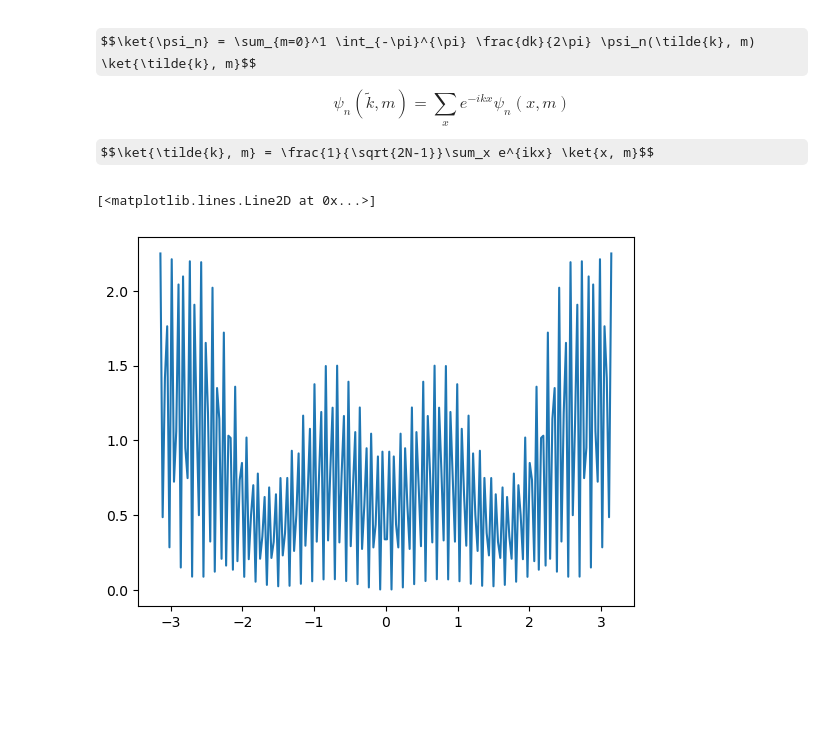
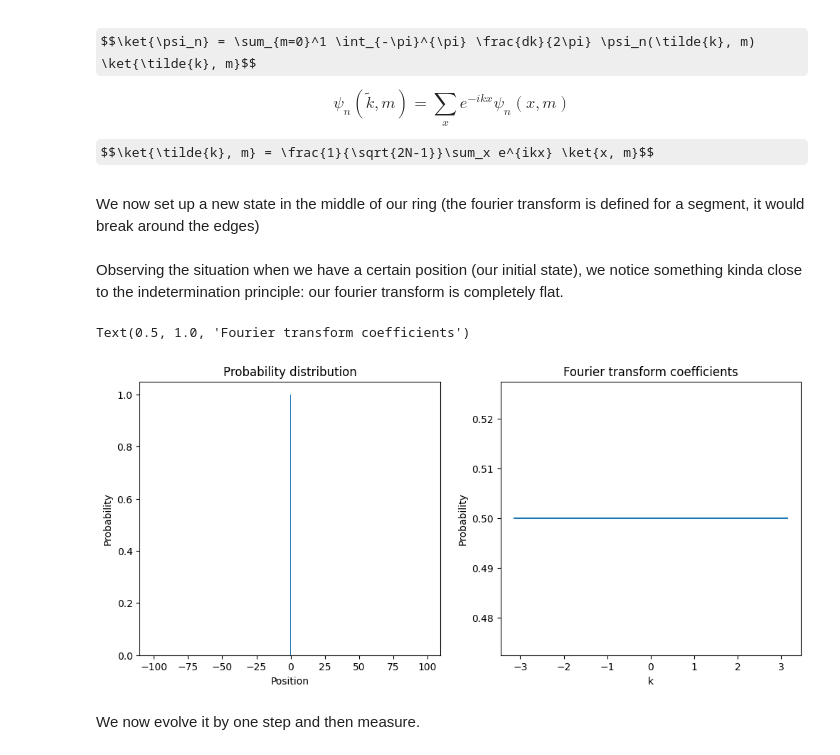
Before and after one commit to lresteghini/Quantum-Walks-course, a Jupyter notebook: Discrete_time_walks.ipynb, the cells around one changed output. Saved outputs shown, nothing was run; the diff lists cells and outputs as text; code cells hidden in the pictures; some formulas as TeX source; blank space fills up the shorter version.

Commit message:
cleaned up discrete time walks, the fourier section

```diff
--- a/Discrete_time_walks.ipynb
+++ b/Discrete_time_walks.ipynb
@@ -84,10 +84,10 @@ def Measure_step(state):
 # %% [markdown]
 We now perform our simulation
 # %%
-x = np.zeros(ring_size, dtype=np.complex_)  # position vector
+x = np.zeros(ring_size, dtype=np.complex128)  # position vector
 x[ring_size//2] = 1
 
-c = np.array([1.0, 0.0], dtype=np.complex_) # coin state
+c = np.array([1.0, 0.0], dtype=np.complex128) # coin state
 
 State = np.kron(x, c)                       # Re initialize state for new simulation
 
@@ -135,10 +135,10 @@ We note how $\sigma \propto n$ (compared to $\sigma = \sqrt(n)$ in the classic c
 
 We now perform the same simulation with a different starting state, $\ket{0} \frac{(\ket{Tails} + i\ket{Heads})}{\sqrt(2)}$.
 # %%
-x = np.zeros(ring_size, dtype=np.complex_)  # position vector
+x = np.zeros(ring_size, dtype=np.complex128)  # position vector
 x[ring_size//2] = 1
 
-c = np.array([1, 0 + 1j], dtype=np.complex_) # coin state
+c = np.array([1, 0 + 1j], dtype=np.complex128) # coin state
 
 c = 1/np.sqrt(2) * c
 
@@ -209,26 +209,43 @@ def fourierprob(k, state):
         fouriertrasf += np.exp((0 - 1j) * k * i) * phi[i]
 
     return fouriertrasf
-# %%
-import matplotlib.pyplot as plt
-
-k_val = np.linspace(-np.pi, np.pi, 200)
-
-y = [abs(fourierprob(k, State))**2 for k in k_val]
-
-plt.plot(k_val, y)
-# %% [output]
-[<matplotlib.lines.Line2D at 0x...>]
-[figure, removed]
+# %% [markdown]
+We now set up a new state in the middle of our ring (the fourier transform is defined for a segment, it would break around the edges)
 # %%
-x = np.zeros(ring_size, dtype=np.complex_)  # position vector
-x[0] = 1/np.sqrt(2)
-x[120] = 1/np.sqrt(2)
+x = np.zeros(ring_size, dtype=np.complex128)  # position vector
+x[ring_size//2] = 1
 
-c = np.array([1, 0 + 1j], dtype=np.complex_) # coin state
+c = np.array([1, 0 + 1j], dtype=np.complex128) # coin state
 
 c = 1/np.sqrt(2) * c
 
 State = np.kron(x, c)                       # Re initialize state for new simulation
+
+
+final_positions = Measure_pos(State)
+
+k_val = np.linspace(-np.pi, np.pi, 200)
+
+y = [abs(fourierprob(k, State))**2 for k in k_val]
+# %% [markdown]
+Observing the situation when we have a certain position (our initial state), we notice something kinda close to the indetermination principle: our fourier transform is completely flat.
+# %%
+fig, (p1, p2) = plt.subplots(1, 2, figsize=(12, 5))
+
+p1.bar(np.arange(len(final_positions)) - ring_size//2, final_positions)
+
+p1.set_xlabel("Position")
+p1.set_ylabel("Probability")
+p1.set_title('Probability distribution')
+
+p2.plot(k_val, y)
+p2.set_xlabel("k")
+p2.set_ylabel("Probability")
+p2.set_title("Fourier transform coefficients")
+# %% [output]
+Text(0.5, 1.0, 'Fourier transform coefficients')
+[figure, added]
+# %% [markdown]
+We now evolve it by one step and then measure.
 # %%
 State = Step(State, Coin_H)
```
Also changed, not shown: parts of 4 cells of this notebook.
